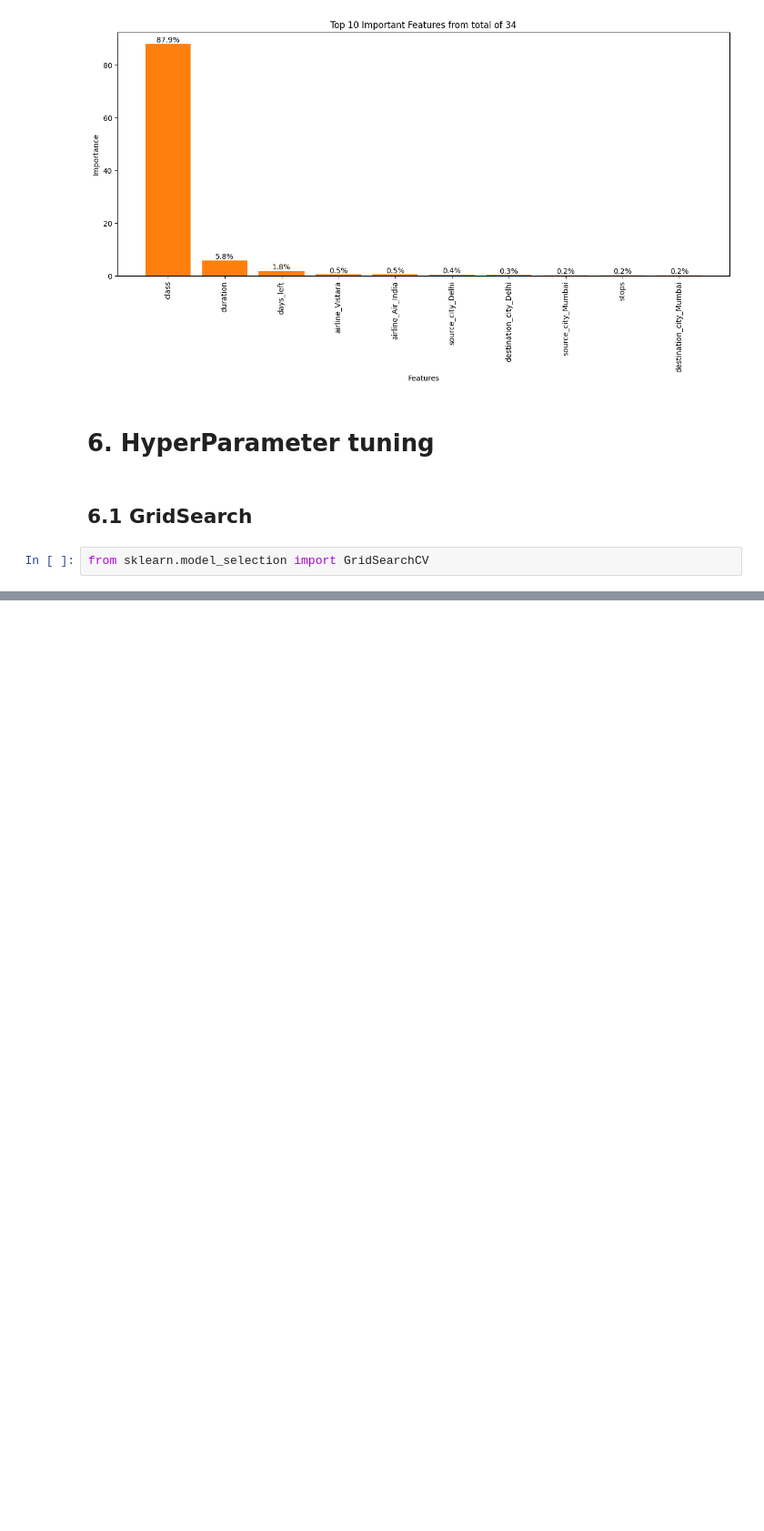
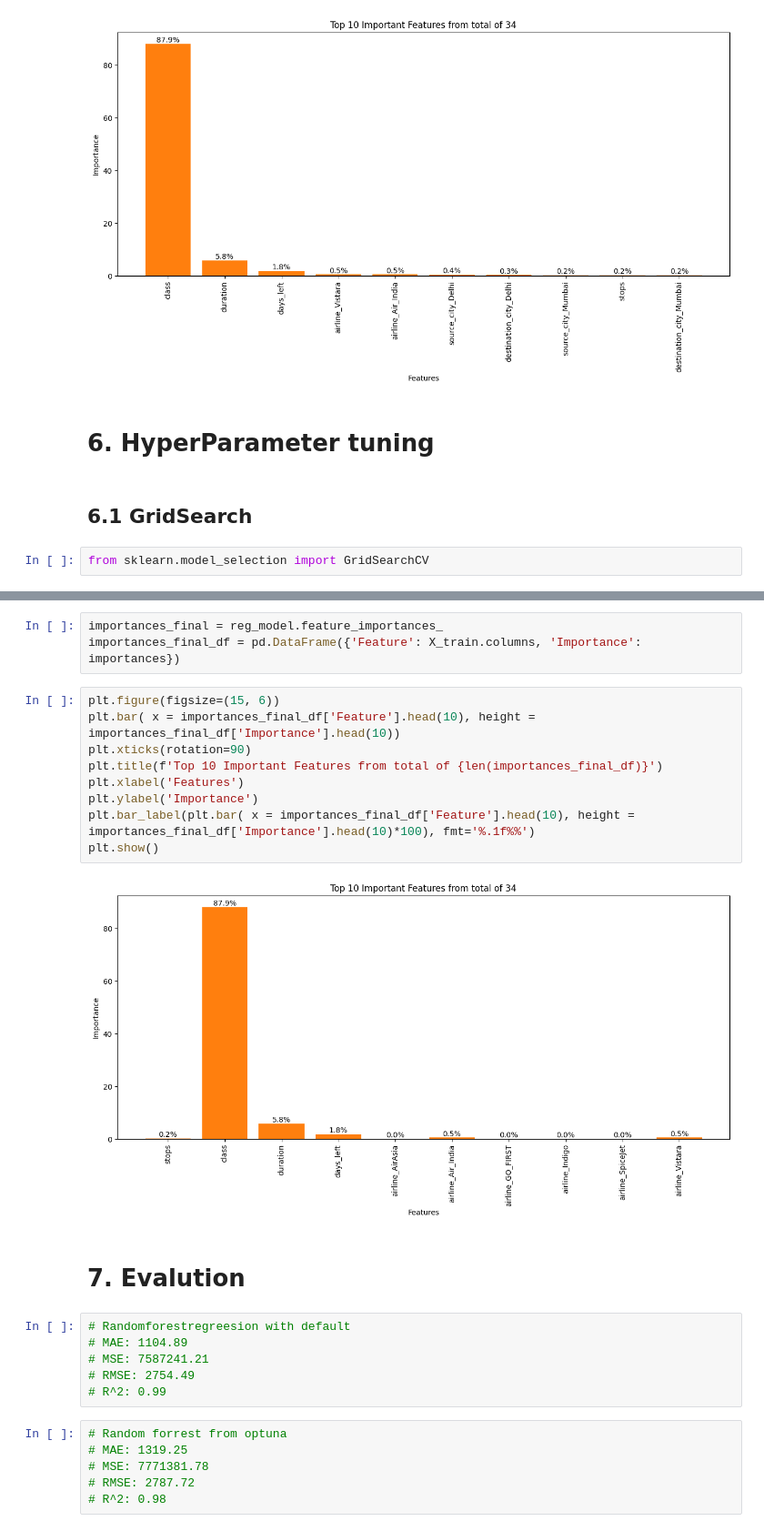
Before and after one commit to OndrejZapletal99/Python_DS_ML, a Jupyter notebook: flight_price/main.ipynb, the cells around one changed output, grey strips where cells are left out. Shown at 91% size. Drawn from its saved outputs; the diff is of its cells as text; blank space fills up the shorter version.

```diff
--- a/flight_price/main.ipynb
+++ b/flight_price/main.ipynb
@@ -365,0 +498,28 @@ import optuna
+# %%
+importances_final = reg_model.feature_importances_
+importances_final_df = pd.DataFrame({'Feature': X_train.columns, 'Importance': importances})
+# %%
+plt.figure(figsize=(15, 6))
+plt.bar( x = importances_final_df['Feature'].head(10), height = importances_final_df['Importance'].head(10))
+plt.xticks(rotation=90)
+plt.title(f'Top 10 Important Features from total of {len(importances_final_df)}')
+plt.xlabel('Features')
+plt.ylabel('Importance')
+plt.bar_label(plt.bar( x = importances_final_df['Feature'].head(10), height = importances_final_df['Importance'].head(10)*100), fmt='%.1f%%')
+plt.show()
+# %% [output]
+[figure, added]
+# %% [markdown]
+# 7. Evalution
+# %%
+# Randomforestregreesion with default
+# MAE: 1104.89
+# MSE: 7587241.21
+# RMSE: 2754.49
+# R^2: 0.99
+# %%
+# Random forrest from optuna
+# MAE: 1319.25
+# MSE: 7771381.78
+# RMSE: 2787.72
+# R^2: 0.98
```
Also changed, not shown: parts of 26 cells of this notebook.
